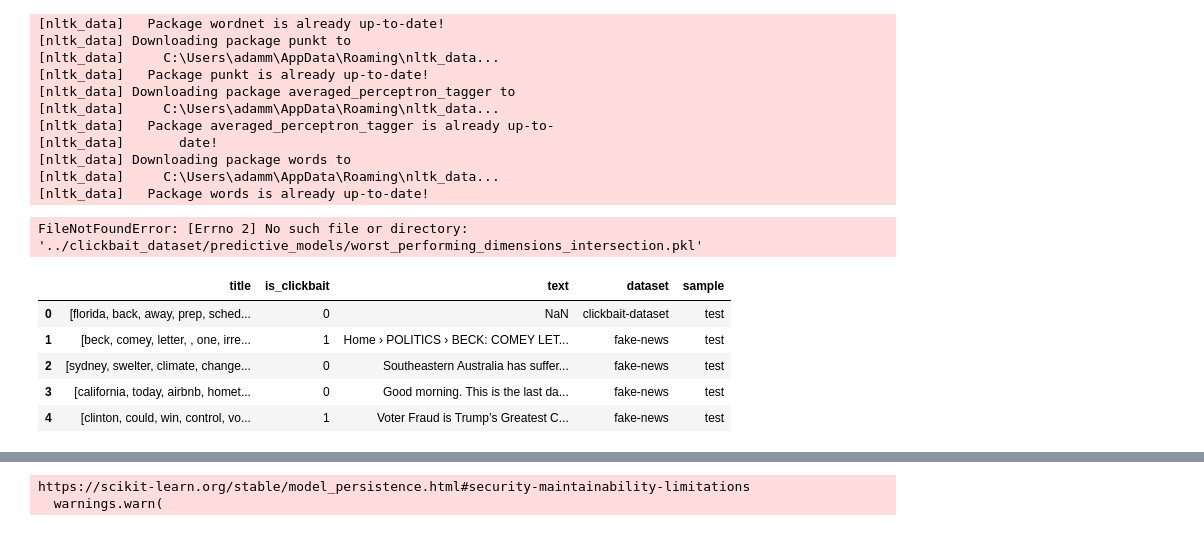
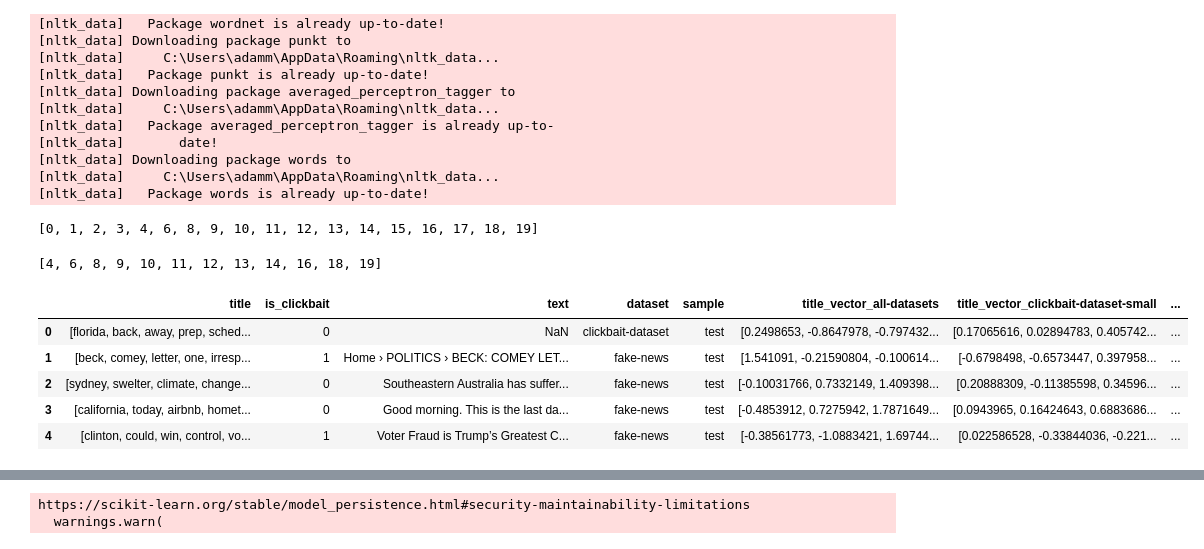
Before and after one commit to amajczyk/ClickbaitDetector, a Jupyter notebook: modelling/model_testing/nlp_tests.ipynb, the cells around one changed output, grey strips where cells are left out. Drawn from its saved outputs; the diff is of its cells as text; code cells hidden in the pictures.

```diff
--- a/modelling/model_testing/nlp_tests.ipynb
+++ b/modelling/model_testing/nlp_tests.ipynb
@@ -60,30 +58,33 @@ model_w2v_clickbait_dataset = Word2VecModel(model_settings_clickbait_dataset["be
 model_w2v_fake_news = Word2VecModel(model_settings_fake_news["best_word2vec"])
 # %%
 variables_to_drop_all_datasets = get_dimensions_to_drop("../all_datasets/")
-variables_to_drop_clickbait_dataset = get_dimensions_to_drop("../clickbait_dataset/")
-variables_to_drop_fake_news = get_dimensions_to_drop("../fake_news_dataset/")
+variables_to_drop_clickbait_dataset_small = get_dimensions_to_drop("../clickbait_dataset/")
+variables_to_drop_clickbait_dataset_large = get_dimensions_to_drop("../clickbait_dataset_more_variables/")
+variables_to_drop_fake_news = get_dimensions_to_drop("../fake_news/")
-# %% [output]
-FileNotFoundError: [Errno 2] No such file or directory: '../clickbait_dataset/predictive_models/worst_performing_dimensions_intersection.pkl'
+# %%
+sorted(variables_to_drop_clickbait_dataset_small)
+# %% [output]
+[0, 1, 2, 3, 4, 6, 8, 9, 10, 11, 12, 13, 14, 15, 16, 17, 18, 19]
+# %%
+sorted(variables_to_drop_clickbait_dataset_large)
+# %% [output]
+[4, 6, 8, 9, 10, 11, 12, 13, 14, 16, 18, 19]
 # %%
 with open('../data/preprocessed_titles_labels.pkl', 'rb') as f:
     data = pickle.load(f)
 
 df = pd.DataFrame(data)
 df=df[df['sample']=='test'].reset_index(drop=True)
 
-df['title_vector_all_datasets'] = [get_word_vectors(model_w2v_all_datasets, title, aggregation='mean') for title in df['title']]
-df['title_vector_clickbait-dataset'] = [get_word_vectors(model_w2v_clickbait_dataset, title, aggregation='mean') for title in df['title']]
+df['title_vector_all-datasets'] = [get_word_vectors(model_w2v_all_datasets, title, aggregation='mean') for title in df['title']]
+df['title_vector_clickbait-dataset-small'] = [get_word_vectors(model_w2v_clickbait_dataset, title, aggregation='mean') for title in df['title']]
+df['title_vector_clickbait-dataset-large'] = [get_word_vectors(model_w2v_clickbait_dataset, title, aggregation='mean') for title in df['title']]
 df['title_vector_fake-news'] = [get_word_vectors(model_w2v_fake_news, title, aggregation='mean') for title in df['title']]
-
-df['title_vector_all_datasets'] = [drop_dimensions_from_vector(vector, variables_to_drop_all_datasets) for vector in df['title_vector_all_datasets']]
-df['title_vector_clickbait-dataset'] = [drop_dimensions_from_vector(vector, variables_to_drop_clickbait_dataset) for vector in df['title_vector_clickbait-dataset']]
-df['title_vector_fake-news'] = [drop_dimensions_from_vector(vector, variables_to_drop_fake_news) for vector in df['title_vector_fake-news']]
-
 df.head()
 # %% [output]
-|  | title | is_clickbait | text | dataset | sample |
-| 0 | [florida, back, away, prep, sched... | 0 | NaN | clickbait-dataset | test |
-| 1 | [beck, comey, letter, , one, irre... | 1 | Home › POLITICS › BECK: COMEY LET... | fake-news | test |
-| 2 | [sydney, swelter, climate, change... | 0 | Southeastern Australia has suffer... | fake-news | test |
-| 3 | [california, today, airbnb, homet... | 0 | Good morning. This is the last da... | fake-news | test |
-| 4 | [clinton, could, win, control, vo... | 1 | Voter Fraud is Trump’s Greatest C... | fake-news | test |
+|  | title | is_clickbait | text | dataset | sample | title_vector_all-datasets | title_vector_clickbait-dataset-small | ... |
+| 0 | [florida, back, away, prep, sched... | 0 | NaN | clickbait-dataset | test | [0.2498653, -0.8647978, -0.797432... | [0.17065616, 0.02894783, 0.405742... | ... |
+| 1 | [beck, comey, letter, one, irresp... | 1 | Home › POLITICS › BECK: COMEY LET... | fake-news | test | [1.541091, -0.21590804, -0.100614... | [-0.6798498, -0.6573447, 0.397958... | ... |
+| 2 | [sydney, swelter, climate, change... | 0 | Southeastern Australia has suffer... | fake-news | test | [-0.10031766, 0.7332149, 1.409398... | [0.20888309, -0.11385598, 0.34596... | ... |
+| 3 | [california, today, airbnb, homet... | 0 | Good morning. This is the last da... | fake-news | test | [-0.4853912, 0.7275942, 1.7871649... | [0.0943965, 0.16424643, 0.6883686... | ... |
+| 4 | [clinton, could, win, control, vo... | 1 | Voter Fraud is Trump’s Greatest C... | fake-news | test | [-0.38561773, -1.0883421, 1.69744... | [0.022586528, -0.33844036, -0.221... | ... |
```
Also changed, not shown: parts of 10 cells of this notebook, 5 other files.
